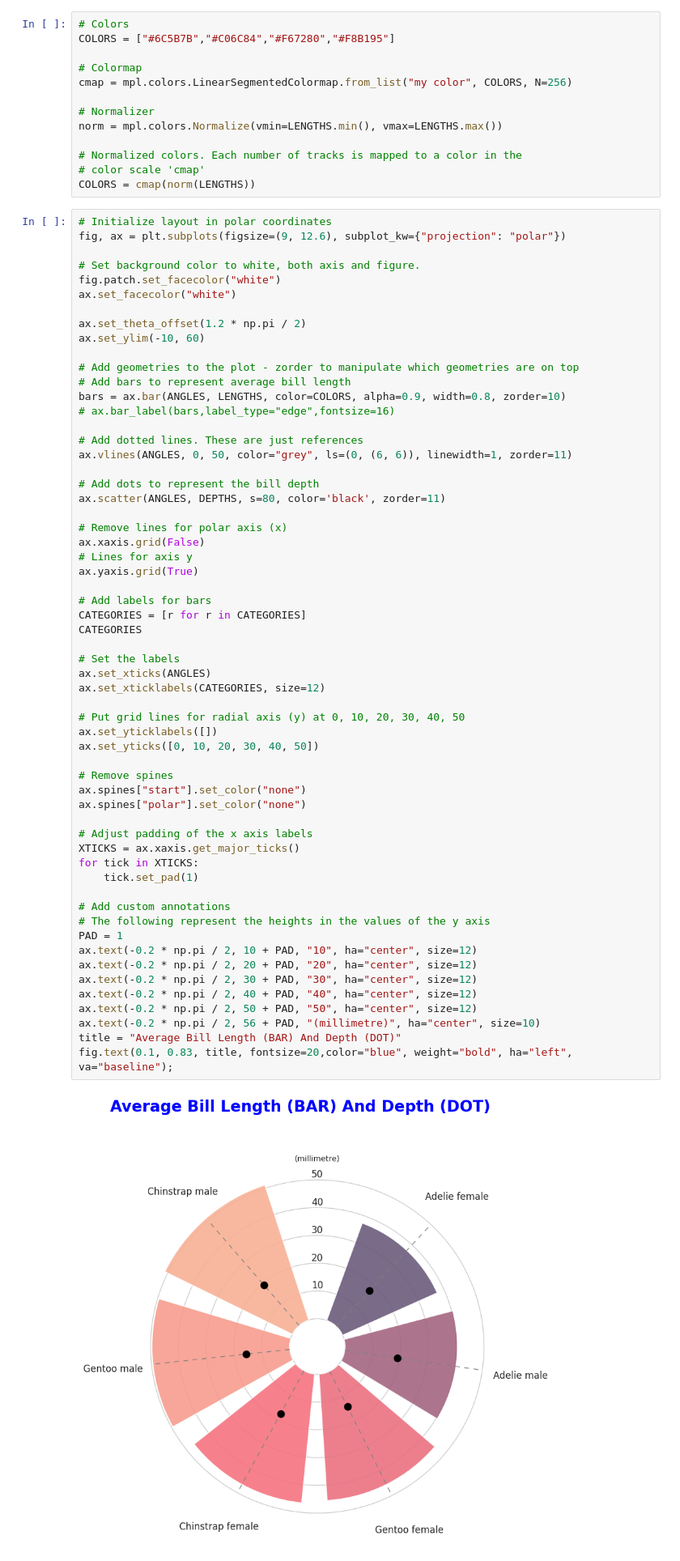
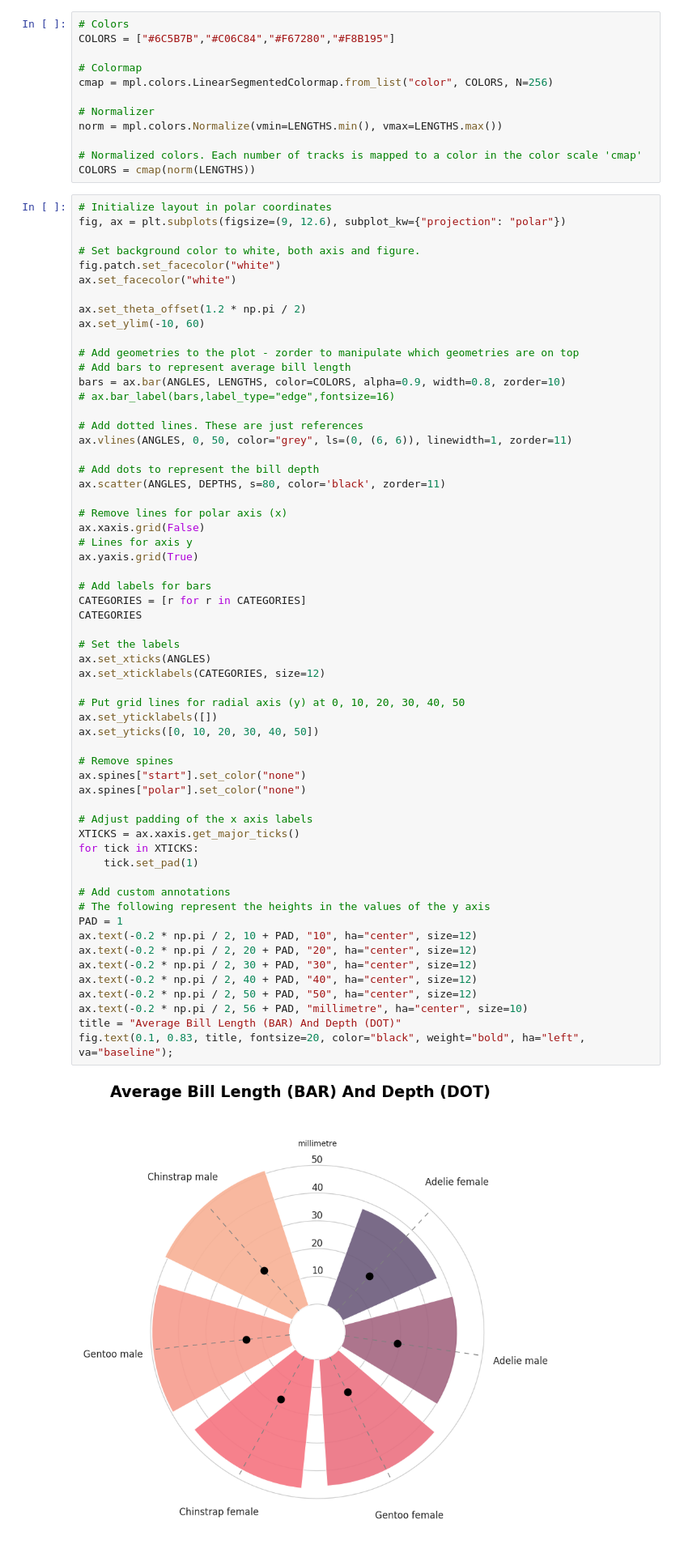
Before and after one commit to tanchu-git/penguins-python-visualization, a Jupyter notebook: penguins_visualization.ipynb, the cells around one changed output. Shown at 81% size. Saved outputs shown, nothing was run; the diff lists cells and outputs as text.

```diff
--- a/penguins_visualization.ipynb
+++ b/penguins_visualization.ipynb
@@ -148,13 +144,12 @@ CATEGORIES = final_bill_df['species']
 COLORS = ["#6C5B7B","#C06C84","#F67280","#F8B195"]
 
 # Colormap
-cmap = mpl.colors.LinearSegmentedColormap.from_list("my color", COLORS, N=256)
+cmap = mpl.colors.LinearSegmentedColormap.from_list("color", COLORS, N=256)
 
 # Normalizer
 norm = mpl.colors.Normalize(vmin=LENGTHS.min(), vmax=LENGTHS.max())
 
-# Normalized colors. Each number of tracks is mapped to a color in the
-# color scale 'cmap'
+# Normalized colors. Each number of tracks is mapped to a color in the color scale 'cmap'
 COLORS = cmap(norm(LENGTHS))
 # %%
 # Initialize layout in polar coordinates
@@ -187,33 +182,33 @@ ax.yaxis.grid(True)
 CATEGORIES = [r for r in CATEGORIES]
 CATEGORIES
 
 # Set the labels
 ax.set_xticks(ANGLES)
 ax.set_xticklabels(CATEGORIES, size=12)
 
 # Put grid lines for radial axis (y) at 0, 10, 20, 30, 40, 50
 ax.set_yticklabels([])
 ax.set_yticks([0, 10, 20, 30, 40, 50])
 
 # Remove spines
 ax.spines["start"].set_color("none")
 ax.spines["polar"].set_color("none")
 
 # Adjust padding of the x axis labels
 XTICKS = ax.xaxis.get_major_ticks()
 for tick in XTICKS:
     tick.set_pad(1)
 
 # Add custom annotations
 # The following represent the heights in the values of the y axis
 PAD = 1
 ax.text(-0.2 * np.pi / 2, 10 + PAD, "10", ha="center", size=12)
 ax.text(-0.2 * np.pi / 2, 20 + PAD, "20", ha="center", size=12)
 ax.text(-0.2 * np.pi / 2, 30 + PAD, "30", ha="center", size=12)
 ax.text(-0.2 * np.pi / 2, 40 + PAD, "40", ha="center", size=12)
 ax.text(-0.2 * np.pi / 2, 50 + PAD, "50", ha="center", size=12)
-ax.text(-0.2 * np.pi / 2, 56 + PAD, "(millimetre)", ha="center", size=10)
+ax.text(-0.2 * np.pi / 2, 56 + PAD, "millimetre", ha="center", size=10)
 title = "Average Bill Length (BAR) And Depth (DOT)"
-fig.text(0.1, 0.83, title, fontsize=20,color="blue", weight="bold", ha="left", va="baseline");
+fig.text(0.1, 0.83, title, fontsize=20, color="black", weight="bold", ha="left", va="baseline");
 # %% [output]
-[figure, old version]
+[figure, new version]
```
Also changed, not shown: parts of 6 cells of this notebook.
